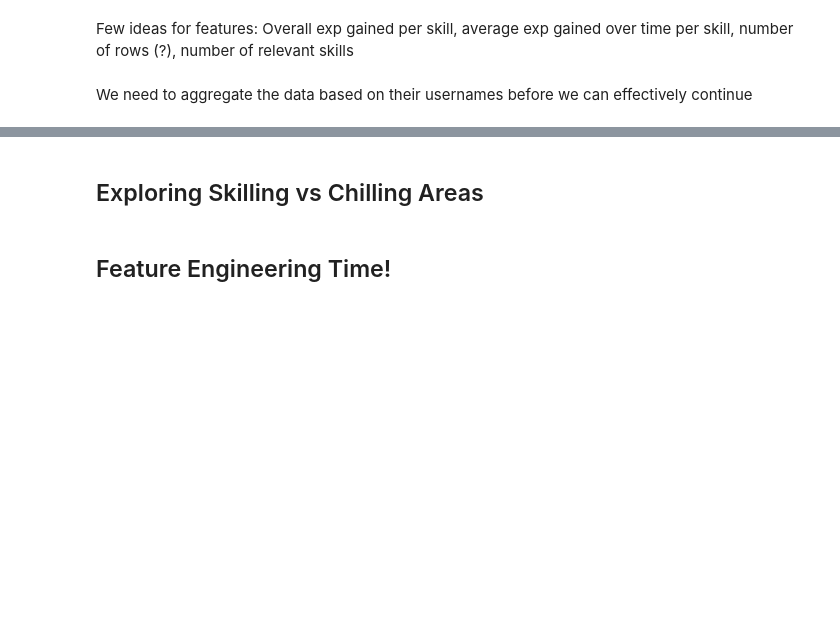
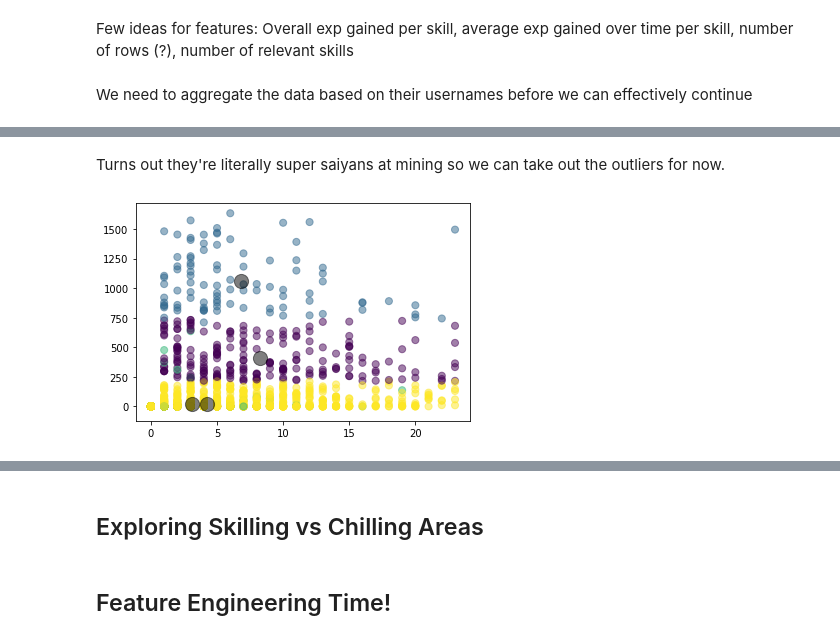
Before and after one commit to chriskok/BotClassification-OSRS, a Jupyter notebook: Classification-June2020.ipynb, the cells around one changed output, grey strips where cells are left out. Cells and saved outputs as stored; diff of their text form; code cells hidden in the pictures; blank space fills up the shorter version.

```diff
--- a/Classification-June2020.ipynb
+++ b/Classification-June2020.ipynb
@@ -236,0 +351,19 @@ agg_df.head()
+# %% [markdown]
+Turns out they're literally super saiyans at mining so we can take out the outliers for now.
+# %%
+noout_df = cluster_df.copy()
+removed_outliers = noout_df['mining_diff'].between(noout_df['mining_diff'].quantile(.05), noout_df['mining_diff'].quantile(.95))
+noout_df['mining_diff'] = noout_df['mining_diff'][removed_outliers]
+noout_df = noout_df.dropna()
+# %%
+X = noout_df.values
+
+kmeans.fit(X)
+y_kmeans = kmeans.predict(X)
+
+plt.scatter(X[:, 0], X[:, 1], c=y_kmeans, s=50, cmap='viridis', alpha=0.5)
+
+centers = kmeans.cluster_centers_
+plt.scatter(centers[:, 0], centers[:, 1], c='black', s=200, alpha=0.5);
+# %% [output]
+[figure, added]
```
Also changed, not shown: parts of 34 cells of this notebook.
